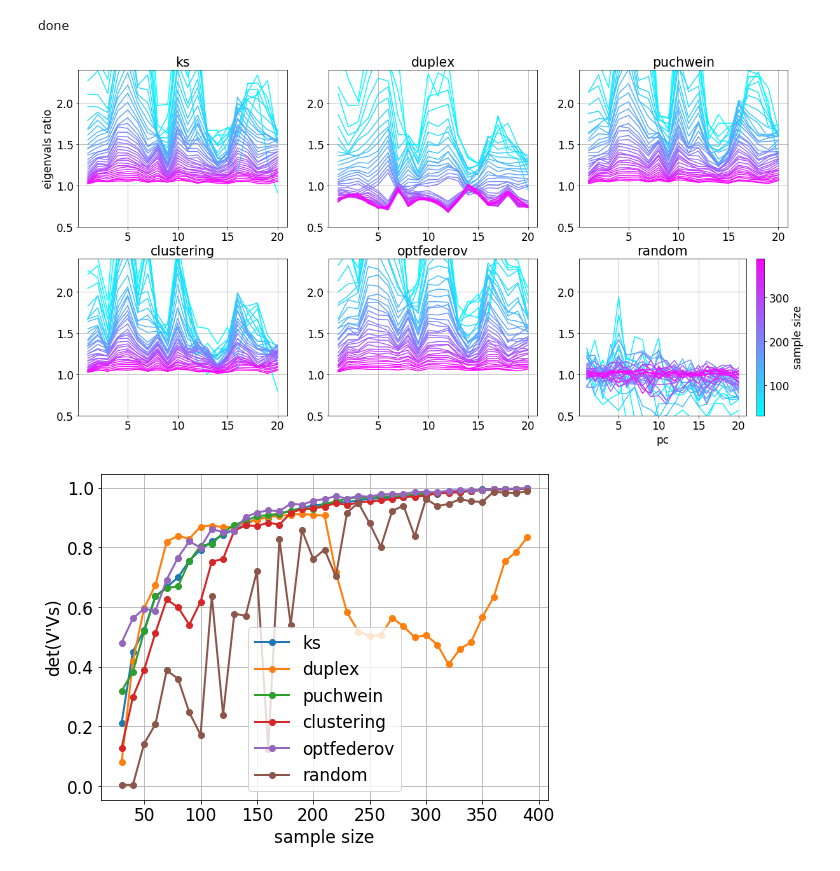
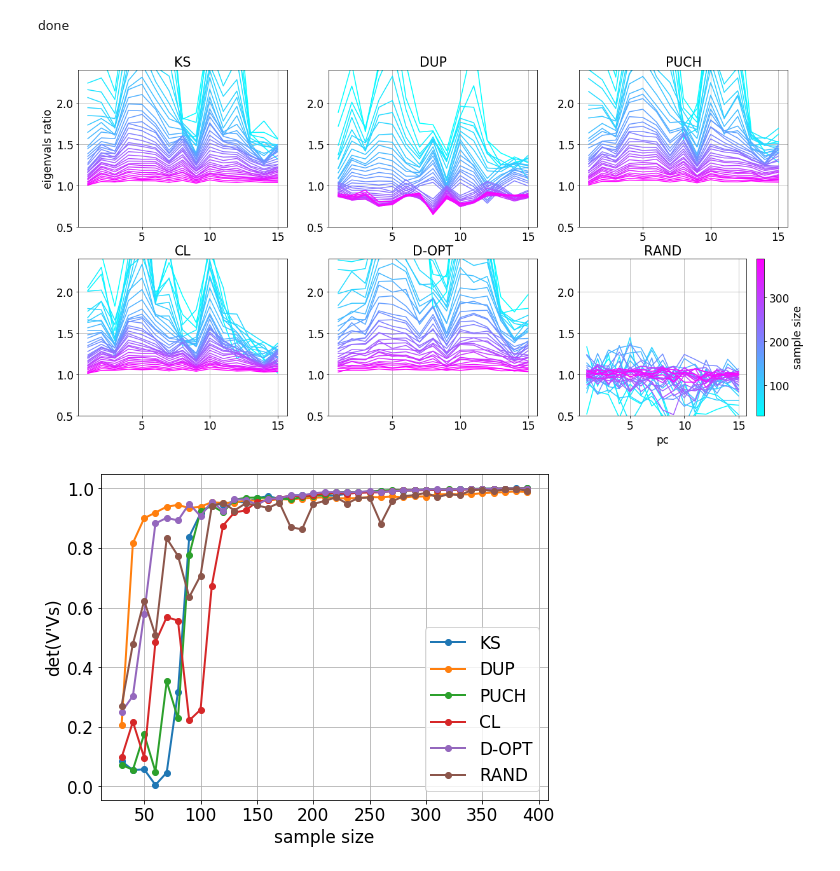
Before and after one commit to vfonsecad/unsupervised-sample-selection, a Jupyter notebook: scripts/d02_04_specific_framework.ipynb, the cells around one changed output. Drawn from its saved outputs; the diff is of its cells as text; code cells hidden in the pictures.

Commit message:
fixing figures labels and axes and change in result for determinant criterion

```diff
--- a/scripts/d02_04_specific_framework.ipynb
+++ b/scripts/d02_04_specific_framework.ipynb
@@ -59,10 +59,10 @@ data_mat = sp_io.loadmat(mat_filename, struct_as_record = False)
 
 
 x_all = data_mat["xcal"].copy()
-# ycal = data_mat["ycal"].copy()[:,[y_id]]
+ycal = data_mat["ycal"].copy()[:,[y_id]]
 # xtest = data_mat["xtest"].copy()
 # ytest = data_mat["ytest"].copy()[:,[y_id]]
-# chemical_comp_name = data_mat["y_labels"][y_id]
+chemical_comp_name = data_mat["y_labels"][y_id]
 
 
 # test_groups = np.ones(xtest.shape[0]).astype(int)
@@ -82,3 +82,16 @@ X_c_t = np.ascontiguousarray(X_c.transpose())
 cov_X = X_c_t.dot(X_c)/X_c.shape[0]
 
 svd_cov_X = np.linalg.svd(cov_X)
+# %%
+# --- get all results
+
+df_design_pls = pd.read_pickle(base_dir + "/scripts_output/" + caseID_key + "_" + chemical_comp_name + "_numba_02_pls_performance.pkl")
+method_name_match = [("random","RAND"),("ks","KS"),("duplex","DUP"),("puchwein","PUCH"),("clustering","CL"),("optfederov","D-OPT")]
+
+method_name_match_df = pd.DataFrame(method_name_match)
+method_name_match_df.columns = ["method_name","method_name_display"]
+method_name_match_df
+
+df_design_pls = df_design_pls.merge(method_name_match_df, how="left",left_on = "method_name", right_on = "method_name")
+df_design_pls.shape
+df_design_pls.columns
@@ -90,7 +286,7 @@ svd_cov_X = np.linalg.svd(cov_X)
 n_sel_range = np.arange(30, 400, 10)
 dim_red = True
 dist_measure ='mahalanobis'
-chosen_rank = 20
+chosen_rank = 15
 # *******************
 
 
@@ -107,16 +303,16 @@ for n_sel in n_sel_range:
 
     samples_dict = dict()
 
-    samples_dict['ks'] = my_sample_selection.kennard_stone(Nout = n_sel, fixed_samples=None, dim_reduction=dim_red, distance_measure=dist_measure)['sample_id'][:,0]
-    samples_dict['duplex'] = my_sample_selection.duplex(Nout = n_sel, dim_reduction=dim_red, distance_measure=dist_measure)['sample_id'][:,0]
-    samples_dict['puchwein'] = my_sample_selection.puchwein(Nout = n_sel, factor_k=0.0001, dim_reduction=dim_red, distance_measure=dist_measure)['sample_id'][:,0]
-    samples_dict['clustering'] = my_sample_selection.clustering(Nout = n_sel, dim_reduction=dim_red, distance_measure=dist_measure)['sample_id'][:,0]
-    samples_dict['optfederov'] = my_sample_selection.optfederov_r(Nout = n_sel, fixed_samples=None, optimality_criterion='D')['sample_id'][:,0]
-    samples_dict['random'] = my_sample_selection.random_sample(Nout = n_sel)['sample_id'][:,0]
+    samples_dict['KS'] = my_sample_selection.kennard_stone(Nout = n_sel, fixed_samples=None, dim_reduction=dim_red, distance_measure=dist_measure)['sample_id'][:,0]
+    samples_dict['DUP'] = my_sample_selection.duplex(Nout = n_sel, dim_reduction=dim_red, distance_measure=dist_measure)['sample_id'][:,0]
+    samples_dict['PUCH'] = my_sample_selection.puchwein(Nout = n_sel, factor_k=0.0001, dim_reduction=dim_red, distance_measure=dist_measure)['sample_id'][:,0]
+    samples_dict['CL'] = my_sample_selection.clustering(Nout = n_sel, dim_reduction=dim_red, distance_measure=dist_measure)['sample_id'][:,0]
+    samples_dict['D-OPT'] = my_sample_selection.optfederov_r(Nout = n_sel, fixed_samples=None, optimality_criterion='D')['sample_id'][:,0]
+    samples_dict['RAND'] = my_sample_selection.random_sample(Nout = n_sel)['sample_id'][:,0]
 
     jj = 0
 
-    for method in ['ks', 'duplex', 'puchwein', 'clustering', 'optfederov', 'random']:
+    for method in ['KS', 'DUP', 'PUCH', 'CL', 'D-OPT', 'RAND']:
 
         current_samples = samples_dict[method].copy()
 
@@ -149,7 +345,7 @@ c_m = mtply.cm.cool
 norm = mtply.colors.Normalize(vmin = min_color_var, vmax = max_color_var)
 s_m = mtply.cm.ScalarMappable(cmap = c_m, norm = norm)
 
-methods_list = ['ks', 'duplex', 'puchwein', 'clustering', 'optfederov', 'random']
+methods_list = ['KS', 'DUP', 'PUCH', 'CL', 'D-OPT', 'RAND']
 
 plt.rcParams.update({'font.size': 17})
 fig, ax = plt.subplots(nrows = 2, ncols = 3, figsize = (20,10))
@@ -184,33 +380,33 @@ cm.set_label("sample size")
 plt.savefig(base_dir + "/manuscript/figures/"+caseID_key+"_specific_framework_eigenvalsratio.png",bbox_inches="tight")
 plt.show()
 # %% [output]
-[figure, old version]
+[figure, new version]
 # %%
 # --- plot eigenvect comparison determinant
 
 determinants = np.zeros(eigen_vect_comparison.shape[2:4])
 
 jj = 0
-for method in ['ks', 'duplex', 'puchwein', 'clustering', 'optfederov', 'random']:
+for method in ['KS', 'DUP', 'PUCH', 'CL', 'D-OPT', 'RAND']:
 
 
     for ss_ii in range(eigen_vect_comparison.shape[2]):
 
         determinants[ss_ii,jj] = np.abs(np.linalg.det(eigen_vect_comparison[:,:,ss_ii,jj]))
 
 
     jj += 1
 
 
 
 plt.rcParams.update({'font.size': 17})
 fig, ax = plt.subplots(figsize = (8,6))
 plt.plot(n_sel_range,determinants,'o-',linewidth=2)
-plt.legend(['ks', 'duplex', 'puchwein', 'clustering', 'optfederov', 'random'])
+plt.legend(['KS', 'DUP', 'PUCH', 'CL', 'D-OPT', 'RAND'])
 plt.xlabel("sample size")
 plt.ylabel("det(V'Vs)")
 plt.grid()
 plt.savefig(base_dir + "/manuscript/figures/"+caseID_key+"_specific_framework_detereigevect.png",bbox_inches="tight")
 plt.show()
 # %% [output]
-[figure, old version]
+[figure, new version]
```
Also changed, not shown: parts of 5 cells of this notebook, 8 other files.
